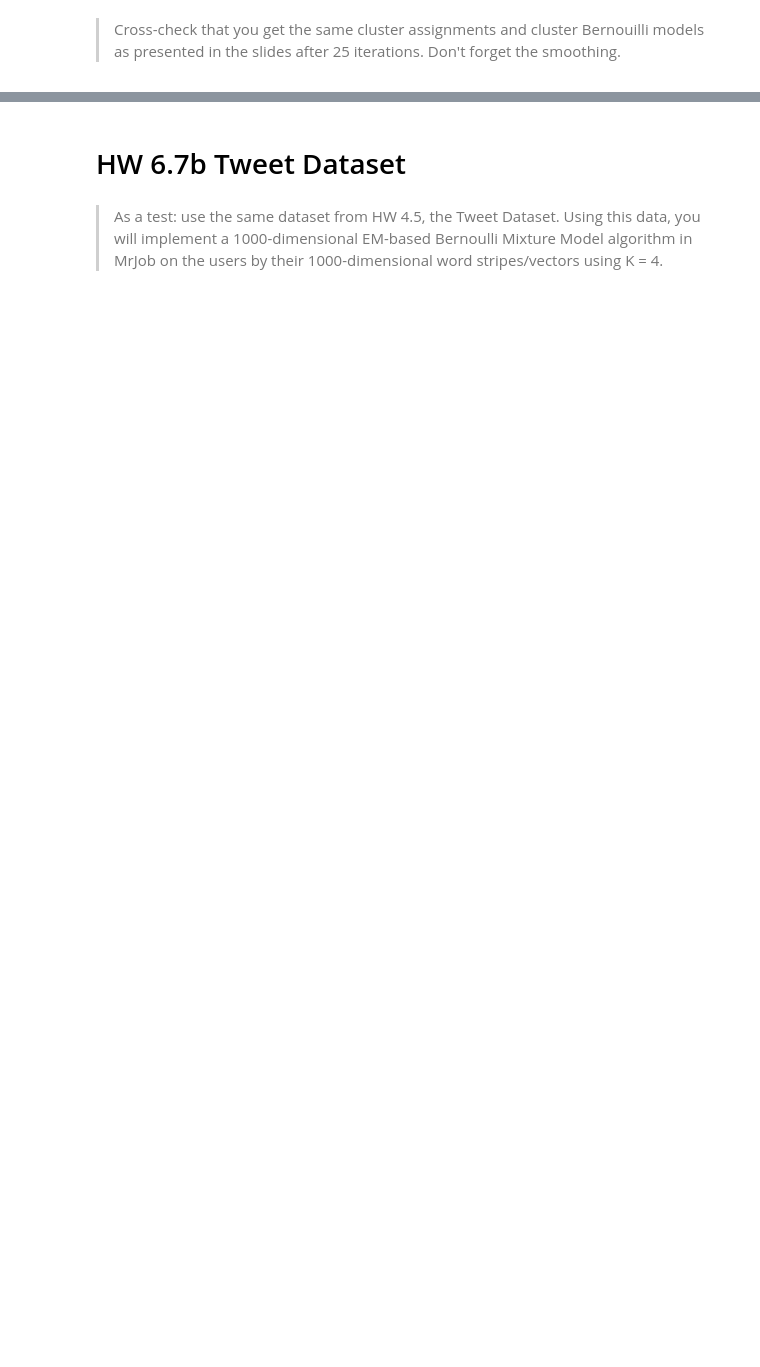
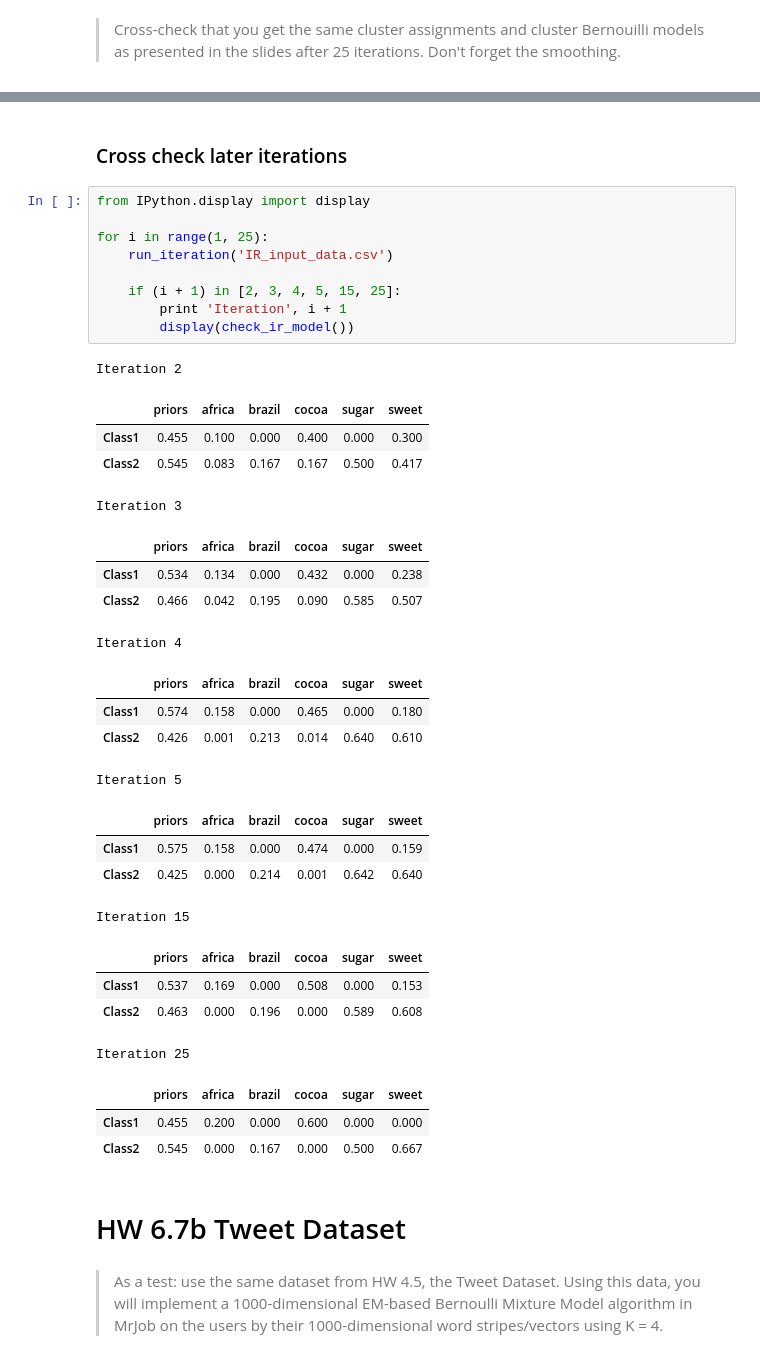
Before and after one commit to mseltz/W261-Fall2016, a Jupyter notebook: Week06/MIDS-W261-2016-HWK-Week06-DangSeltzer.ipynb, the cells around one changed output, grey strips where cells are left out. Drawn from its saved outputs; the diff is of its cells as text; blank space fills up the shorter version.

```diff
--- a/Week06/MIDS-W261-2016-HWK-Week06-DangSeltzer.ipynb
+++ b/Week06/MIDS-W261-2016-HWK-Week06-DangSeltzer.ipynb
@@ -868,3 +1219,39 @@ Standalone notebook located here: [MIDS-W261-2016-HWK-Week06-Seltzer_GMMviaEM.ip
+# %% [markdown]
+### Cross check later iterations
+# %%
+from IPython.display import display
+
+for i in range(1, 25):
+    run_iteration('IR_input_data.csv')
+
+    if (i + 1) in [2, 3, 4, 5, 15, 25]:
+        print 'Iteration', i + 1
+        display(check_ir_model())
+# %% [output]
+Iteration 2
+|  | priors | africa | brazil | cocoa | sugar | sweet |
+| Class1 | 0.455 | 0.100 | 0.000 | 0.400 | 0.000 | 0.300 |
+| Class2 | 0.545 | 0.083 | 0.167 | 0.167 | 0.500 | 0.417 |
+Iteration 3
+|  | priors | africa | brazil | cocoa | sugar | sweet |
+| Class1 | 0.534 | 0.134 | 0.000 | 0.432 | 0.000 | 0.238 |
+| Class2 | 0.466 | 0.042 | 0.195 | 0.090 | 0.585 | 0.507 |
+Iteration 4
+|  | priors | africa | brazil | cocoa | sugar | sweet |
+| Class1 | 0.574 | 0.158 | 0.000 | 0.465 | 0.000 | 0.180 |
+| Class2 | 0.426 | 0.001 | 0.213 | 0.014 | 0.640 | 0.610 |
+Iteration 5
+|  | priors | africa | brazil | cocoa | sugar | sweet |
+| Class1 | 0.575 | 0.158 | 0.000 | 0.474 | 0.000 | 0.159 |
+| Class2 | 0.425 | 0.000 | 0.214 | 0.001 | 0.642 | 0.640 |
+Iteration 15
+|  | priors | africa | brazil | cocoa | sugar | sweet |
+| Class1 | 0.537 | 0.169 | 0.000 | 0.508 | 0.000 | 0.153 |
+| Class2 | 0.463 | 0.000 | 0.196 | 0.000 | 0.589 | 0.608 |
+Iteration 25
+|  | priors | africa | brazil | cocoa | sugar | sweet |
+| Class1 | 0.455 | 0.200 | 0.000 | 0.600 | 0.000 | 0.000 |
+| Class2 | 0.545 | 0.000 | 0.167 | 0.000 | 0.500 | 0.667 |
 # %% [markdown]
 # HW 6.7b Tweet Dataset
 # %% [markdown]
```
Also changed, not shown: parts of 39 cells of this notebook.
